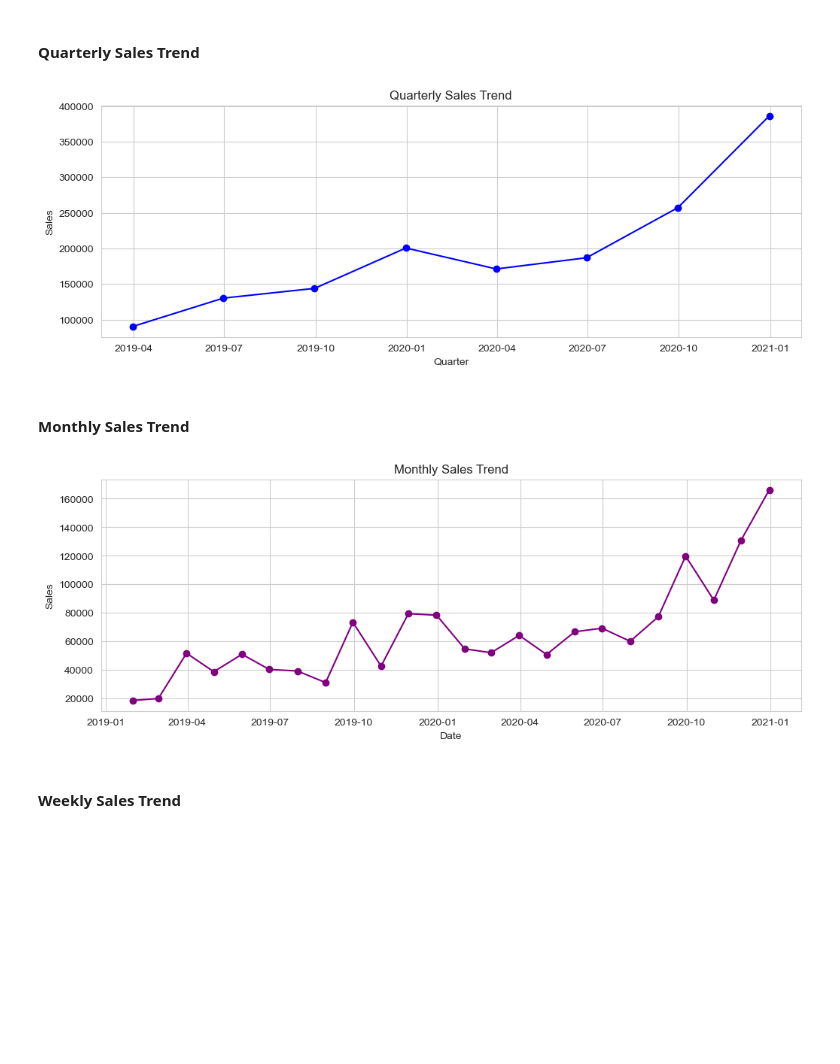
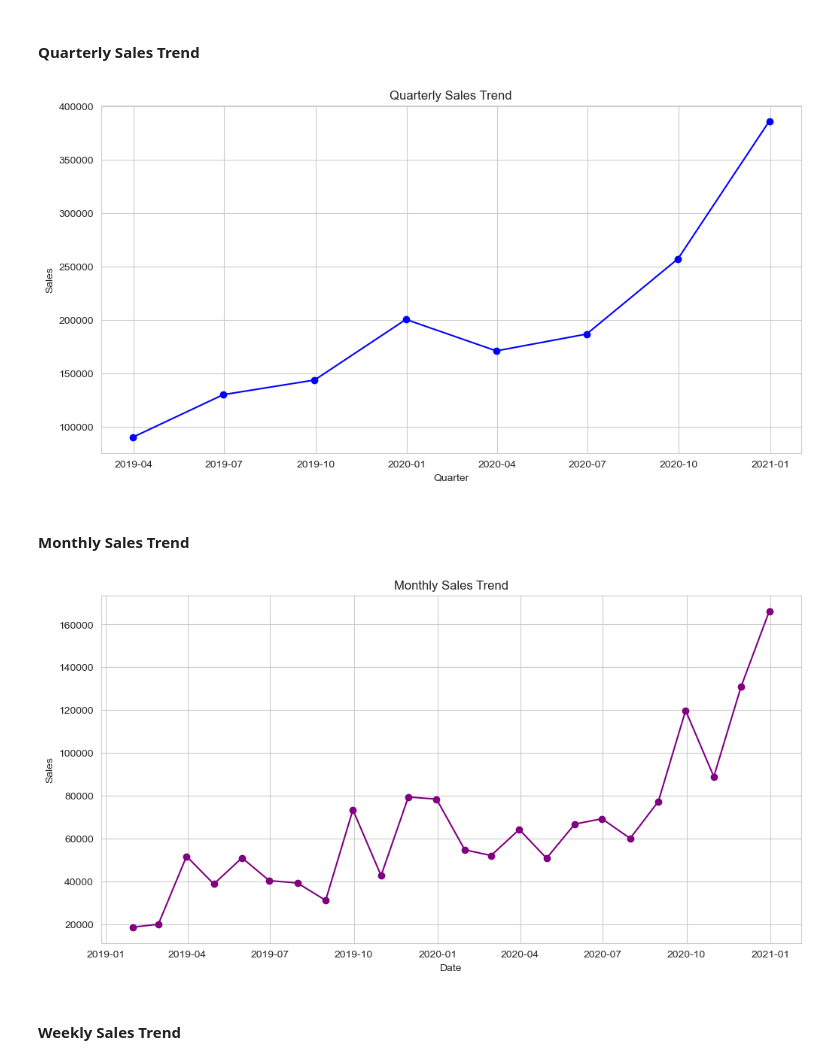
Before and after one commit to Pragya-011/Super-Store-Sales-Analysis, a Jupyter notebook: Python File/Preprocessing_and_EDA.ipynb, the cells around one changed output. Cells and saved outputs as stored; diff of their text form; code cells hidden in the pictures; blank space fills up the shorter version.

```diff
--- a/Python File/Preprocessing_and_EDA.ipynb
+++ b/Python File/Preprocessing_and_EDA.ipynb
@@ -321,17 +321,17 @@ Text(0, 0.5, 'Frequency')
 # %%
 # Resample the data on a quarterly basis and calculate the total sales for each quarter
 quarterly_sales = df.resample('Q', on='Order Date')['Sales'].sum()
 
 # Plotting the quarterly sales trend
-plt.figure(figsize=(12, 4))
+plt.figure(figsize=(12, 6))
 plt.plot(quarterly_sales.index, quarterly_sales.values, marker='o', linestyle='-', color='b')
 plt.title('Quarterly Sales Trend')
 plt.xlabel('Quarter')
 plt.ylabel('Sales')
 plt.grid(True)
 plt.show()
 # %% [output]
-[figure, old version]
+[figure, new version]
 # %% [markdown]
 #### Monthly Sales Trend
 # %%
@@ -339,14 +339,14 @@ plt.show()
 monthly_sales = df.resample('M', on='Order Date')['Sales'].sum()
 
 # Plotting the monthly_sales trend
-plt.figure(figsize=(12, 4))
+plt.figure(figsize=(12, 6))
 plt.plot(monthly_sales.index, monthly_sales.values,marker='o', linestyle='-', color='purple')
 plt.title('Monthly Sales Trend')
 plt.xlabel('Date')
 plt.ylabel('Sales')
 plt.show()
 # %% [output]
-[figure, old version]
+[figure, new version]
 # %% [markdown]
 #### Weekly Sales Trend
 # %%
```
Also changed, not shown: parts of 19 cells of this notebook.
